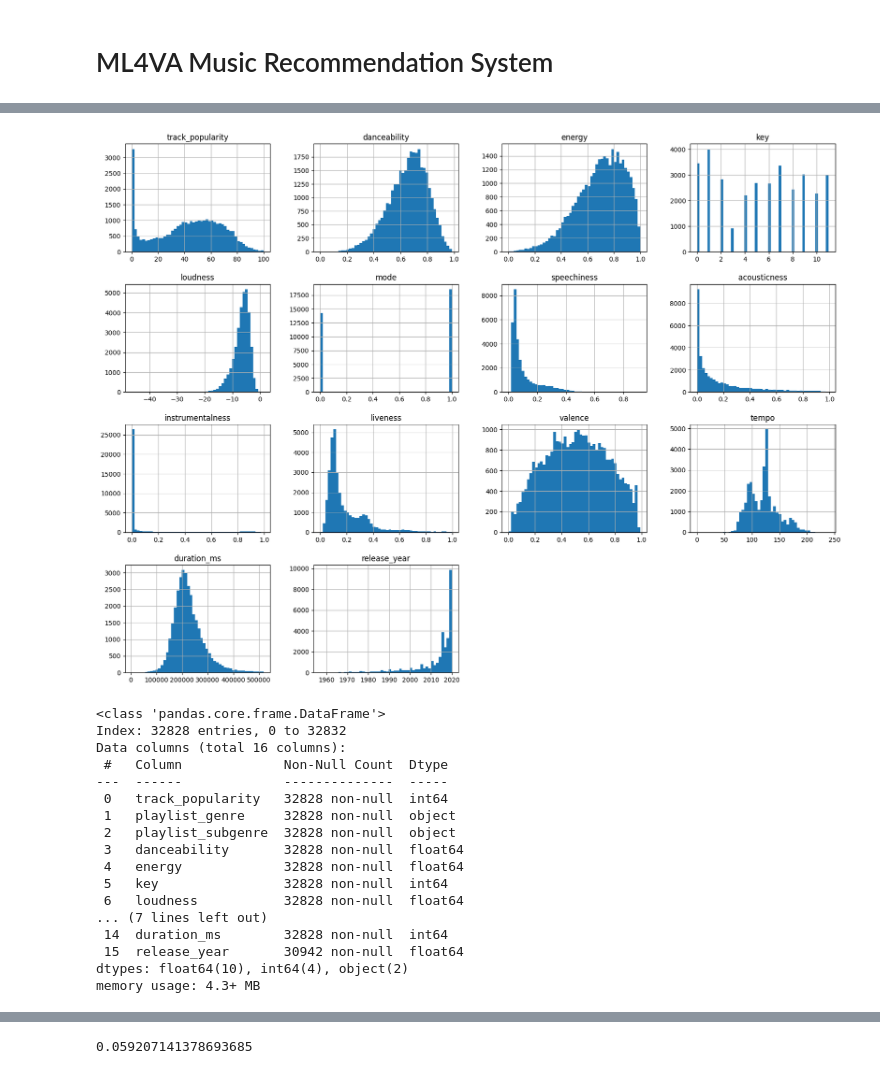
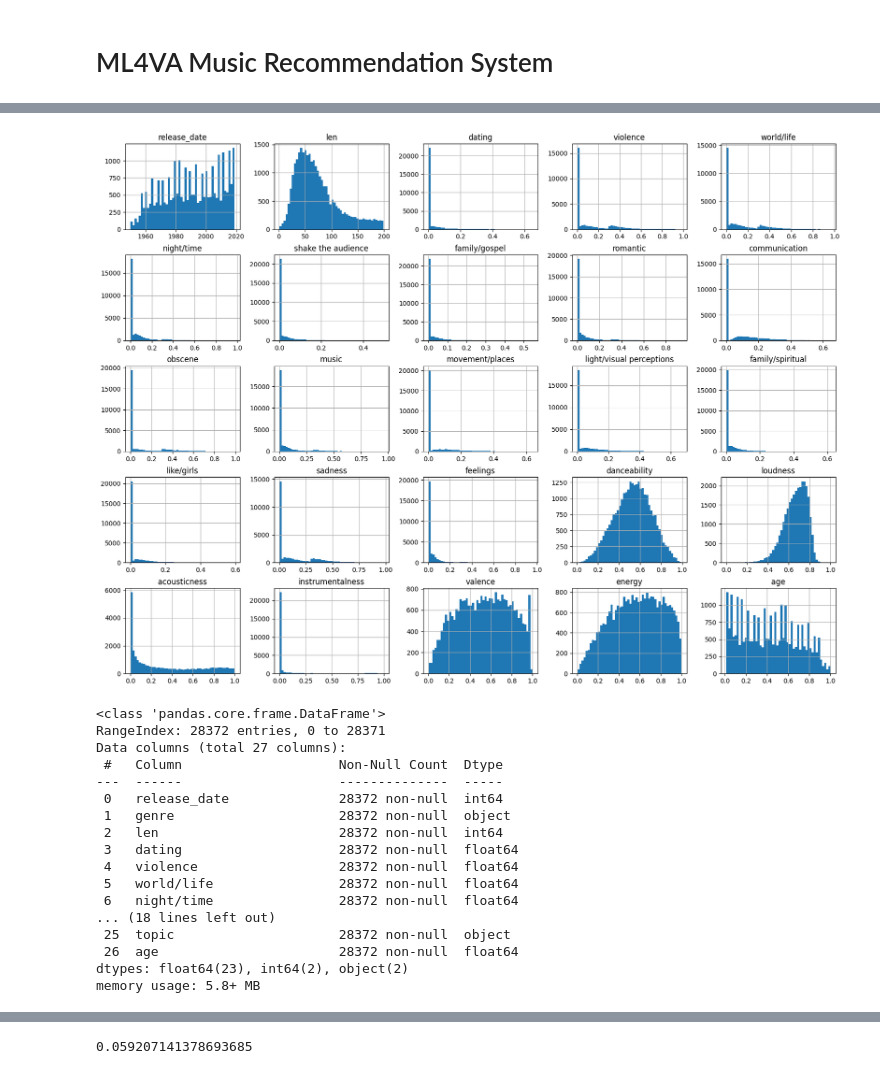
Before and after one commit to wnovak5/ML4VA-music-recommendation, a Jupyter notebook: ML4VA-music-recommendation.ipynb, the cells around one changed output, grey strips where cells are left out. Drawn from its saved outputs; the diff is of its cells as text; code cells hidden in the pictures.

Commit message:
Updating model and tsne visualization

```diff
--- a/ML4VA-music-recommendation.ipynb
+++ b/ML4VA-music-recommendation.ipynb
@@ -5,7 +5,7 @@ import pandas as pd
 import numpy as np
 import matplotlib.pyplot as plt
 
-songs = pd.read_csv("spotify_songs.csv")
+songs = pd.read_csv("song.csv")
 # %%
 songs.head()
 # %% [output]
@@ -78,52 +79,67 @@ dtype: int64
 #begin to clean data
 #drop songs with null values
 plt.show()
 songs=songs.dropna()
 # songs.info()
 
 #scale
 from sklearn.preprocessing import StandardScaler
 import pandas as pd
 from sklearn.compose import ColumnTransformer
 from sklearn.pipeline import Pipeline
 from sklearn.preprocessing import StandardScaler, OneHotEncoder
 from sklearn.impute import SimpleImputer
+from sklearn.preprocessing import FunctionTransformer
 songsKeep = songs
-songs['track_album_release_date'] = pd.to_datetime(songs['track_album_release_date'], errors='coerce')
-songs['release_year'] = songs['track_album_release_date'].dt.year
-songs.drop('track_album_release_date', axis=1, inplace=True)
-columns_to_keep = ['playlist_genre', 'playlist_subgenre']
+songs.drop(columns=["Unnamed: 0"], inplace=True)
+# songs['track_album_release_date'] = pd.to_datetime(songs['track_album_release_date'], errors='coerce')
+songs['loudness'] = songs['loudness']*5
+# songs.drop('track_album_release_date', axis=1, inplace=True)
+columns_to_keep = ['genre', 'topic']
 songs = songs.drop(columns=[col for col in songs.select_dtypes(include=['object']).columns if col not in columns_to_keep])
+# songs = songs.drop(columns =["duration_ms"])
 songs.hist(bins=50, figsize=(20,15))
 plt.show()
 songs.info()
 num_columns = songs.select_dtypes(include=['float64', 'int64']).columns
 cat_columns = songs.select_dtypes(include=['object']).columns
+# categorical_weight = 100
+
+# def weight_categorical_features(X):
+#     return X * categorical_weight
+
+# weight_transformer = FunctionTransformer(weight_categorical_features)
+
+
 num_pipeline = Pipeline(steps=[
     ('imputer', SimpleImputer(strategy='mean')),
     ('scaler', StandardScaler())
+])
+cat_pipeline = Pipeline(steps=[
+    ('onehot', OneHotEncoder())
+    # ('weight', weight_transformer)
 ])
 full_pipeline = ColumnTransformer([
     ('num', num_pipeline, num_columns),
     ('cat', OneHotEncoder(), cat_columns)
 ])
 songs_prepared = full_pipeline.fit_transform(songs)
 # %% [output]
-[figure, old version]
+[figure, new version]
 <class 'pandas.core.frame.DataFrame'>
-Index: 32828 entries, 0 to 32832
-Data columns (total 16 columns):
- #   Column             Non-Null Count  Dtype
----  ------             --------------  -----
- 0   track_popularity   32828 non-null  int64
- 1   playlist_genre     32828 non-null  object
- 2   playlist_subgenre  32828 non-null  object
- 3   danceability       32828 non-null  float64
- 4   energy             32828 non-null  float64
- 5   key                32828 non-null  int64
- 6   loudness           32828 non-null  float64
-... (7 lines left out)
- 14  duration_ms        32828 non-null  int64
- 15  release_year       30942 non-null  float64
-dtypes: float64(10), int64(4), object(2)
-memory usage: 4.3+ MB
+RangeIndex: 28372 entries, 0 to 28371
+Data columns (total 27 columns):
+ #   Column                    Non-Null Count  Dtype
+---  ------                    --------------  -----
+ 0   release_date              28372 non-null  int64
+ 1   genre                     28372 non-null  object
+ 2   len                       28372 non-null  int64
+ 3   dating                    28372 non-null  float64
+ 4   violence                  28372 non-null  float64
+ 5   world/life                28372 non-null  float64
+ 6   night/time                28372 non-null  float64
+... (18 lines left out)
+ 25  topic                     28372 non-null  object
+ 26  age                       28372 non-null  float64
+dtypes: float64(23), int64(2), object(2)
+memory usage: 5.8+ MB
```
Also changed, not shown: parts of 15 cells of this notebook.
